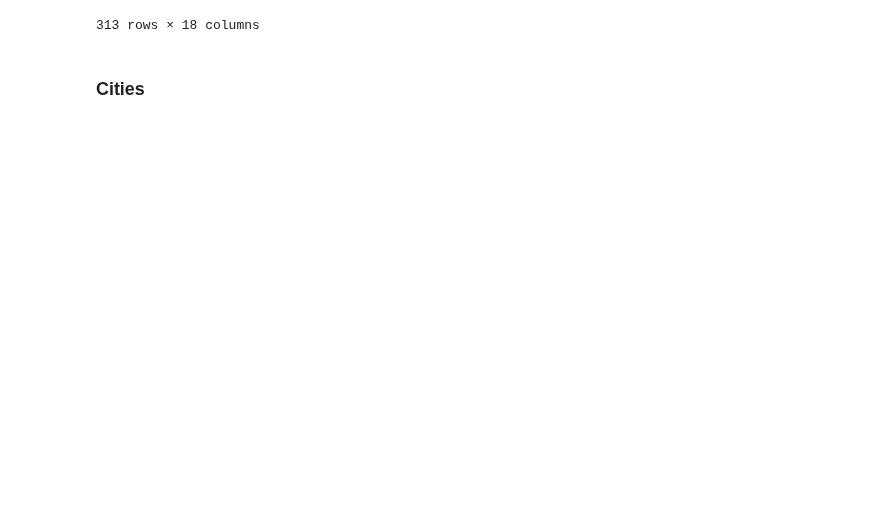
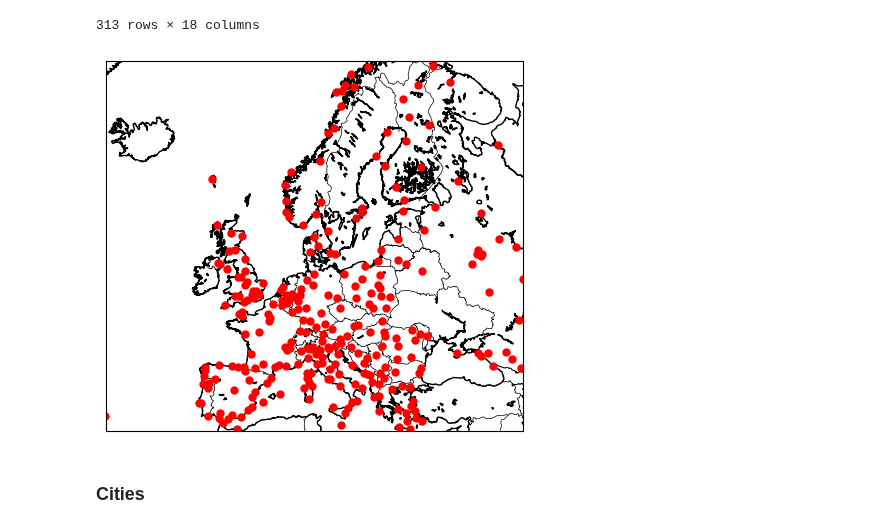
Before and after one commit to RabDou44/DOPP_group18, a Jupyter notebook: final notebook/comparing_train_airport_cities.ipynb, the cells around one changed output. Saved outputs shown, nothing was run; the diff lists cells and outputs as text; code cells hidden in the pictures; blank space fills up the shorter version.

```diff
--- a/final notebook/comparing_train_airport_cities.ipynb
+++ b/final notebook/comparing_train_airport_cities.ipynb
@@ -600,22 +581,24 @@ our_airports
 # %%
 # Create a Basemap instance for a map of Europe
 map = Basemap(projection='merc',
 			  llcrnrlat=35, urcrnrlat=70,  # Latitude limits (lower left, upper right)
 			  llcrnrlon=-25, urcrnrlon=45,  # Longitude limits
 			  resolution='i')
 
 # Draw coastlines and countries
-# map.drawcoastlines() # coastlines take up too much space
+map.drawcoastlines() # coastlines take up too much space
 map.drawcountries()
 
 # Plot each city
 for index, row in our_airports.iterrows():
 	x, y = map(row['longitude_deg'], row['latitude_deg'])
 	map.plot(x, y, marker='o', color='Red', markersize=5)
 	# plt.text(x, y, row['municipality']) # text would take up too much space
 
 # Show the plot
 plt.show()
+# %% [output]
+[figure, added]
 # %% [markdown]
 ### Cities
 # %%
```
Also changed, not shown: parts of 13 cells of this notebook, 2 other files.
